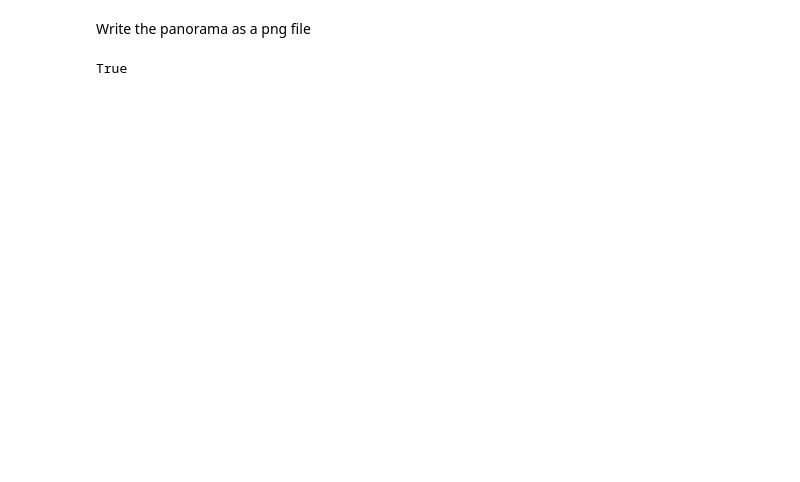
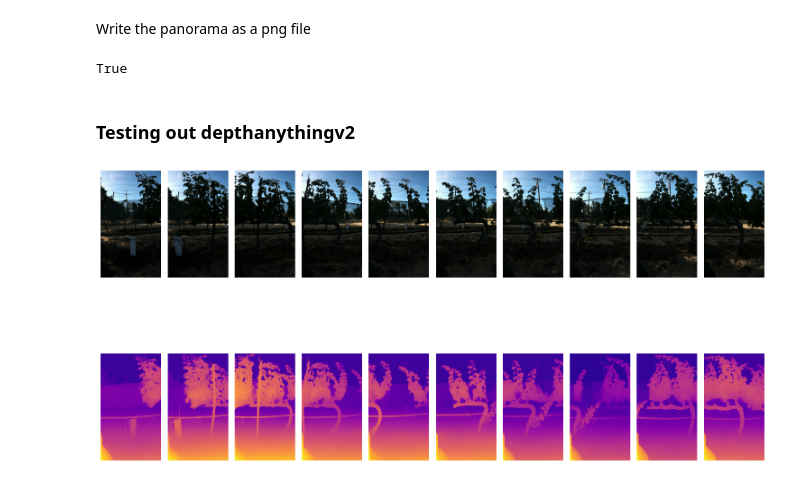
Before and after one commit to GEMINI-Breeding/AgRowStitch, a Jupyter notebook: panorama_maker/Panorama Generation Example.ipynb, the cells around one changed output. Drawn from its saved outputs; the diff is of its cells as text; code cells hidden in the pictures; blank space fills up the shorter version.

Commit message:
Test for including depth imagery and point cloud generation.

```diff
--- a/panorama_maker/Panorama Generation Example.ipynb
+++ b/panorama_maker/Panorama Generation Example.ipynb
@@ -42,3 +42,5 @@ Write the panorama as a png file
 cv2.imwrite('../output/stitched_panorama_kaziga1_subsample.png', panorama)
 # %% [output]
 True
+# %% [markdown]
+### Testing out depthanythingv2
@@ -44,0 +69,46 @@ True
+# %%
+# Load and preprocess all images in the subset as a batch
+images = [Image.open(img_path) for img_path in subset_image_paths]
+inputs = image_processor(images=images, return_tensors="pt")  # Batch processing here
+# %%
+# Perform inference with the depth estimation model for the entire batch
+with torch.no_grad():
+    outputs = model(**inputs)
+    predicted_depths = outputs.predicted_depth
+# %%
+# Interpolate the depth predictions to the original sizes of the images
+predicted_depths = torch.nn.functional.interpolate(
+    predicted_depths.unsqueeze(1),
+    size=images[0].size[::-1],  # Assuming all images are of the same size. Modify if needed.
+    mode="bicubic",
+    align_corners=False
+)
+# %%
+import matplotlib.pyplot as plt
+import tifffile as tiff
+
+# Create a grid of images to visualize the original images and the predicted depth maps
+fig, axes = plt.subplots(2, len(subset_image_paths), figsize=(15, 10))  # Adjust the figsize as needed
+
+# Display original images
+for i, img_path in enumerate(subset_image_paths):
+    original_image = Image.open(img_path)
+    axes[0, i].imshow(original_image)
+    axes[0, i].axis('off')  # Hide axes for a cleaner look
+
+output_dir = '../data/kramlich-subset/depth'
+for i, image_path in enumerate(subset_image_paths):
+    image_name = image_path.split('/')[-1].split('.')[0]  # Extract the file name from the image path
+    output = predicted_depths[i].squeeze().cpu().numpy()
+
+    # Save as 32-bit floating point TIFF
+    tiff.imwrite(f"{output_dir}/{image_name}.tiff", output.astype('float32'), dtype='float32')
+
+    # Visualization for display (not saving)
+    axes[1, i].imshow(output, cmap='plasma')  # Use colormap for visualization
+    axes[1, i].axis('off')  # Hide axes for a cleaner look
+
+plt.tight_layout()
+plt.show()
+# %% [output]
+[figure, added]
```
Also changed, not shown: parts of 3 cells of this notebook, 3 other files.
